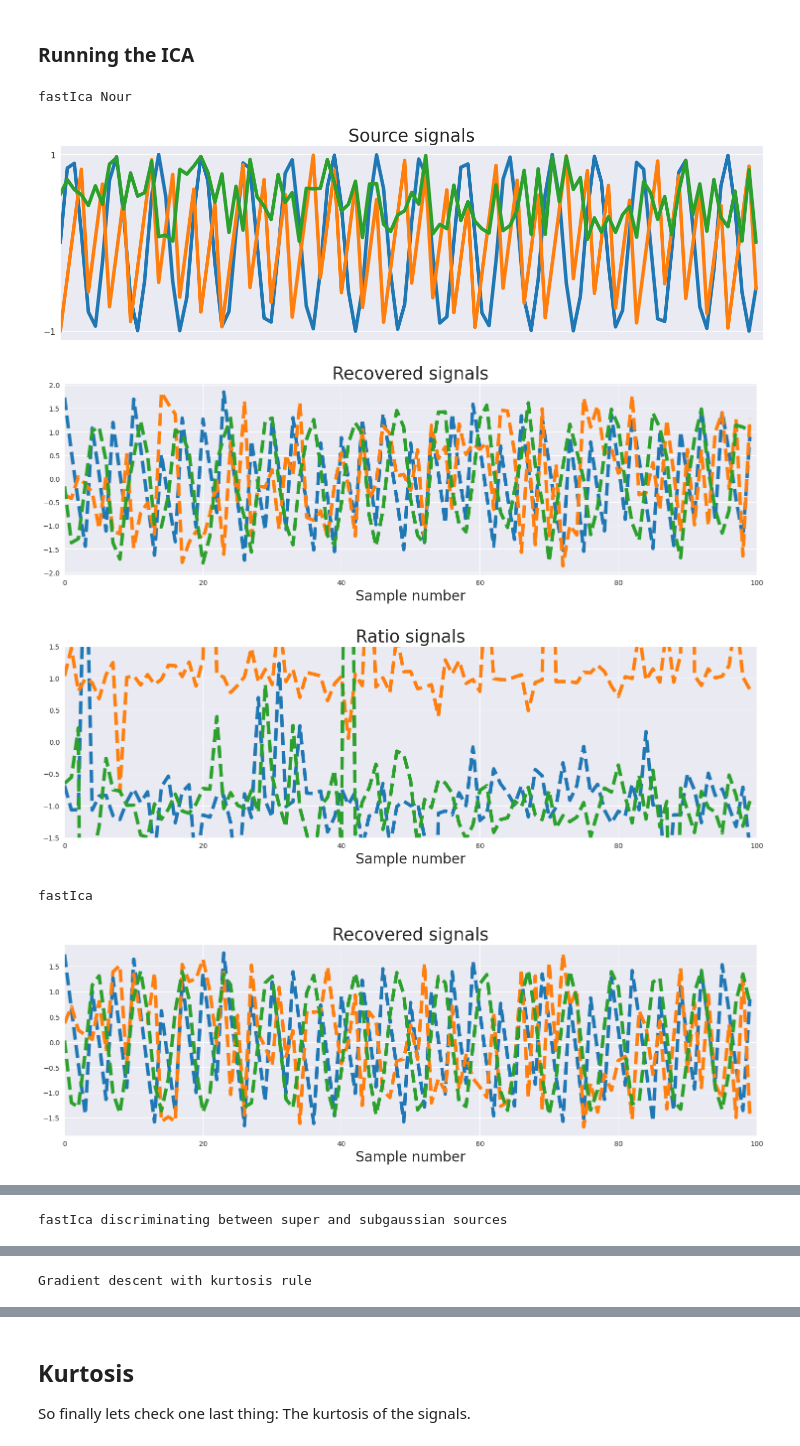
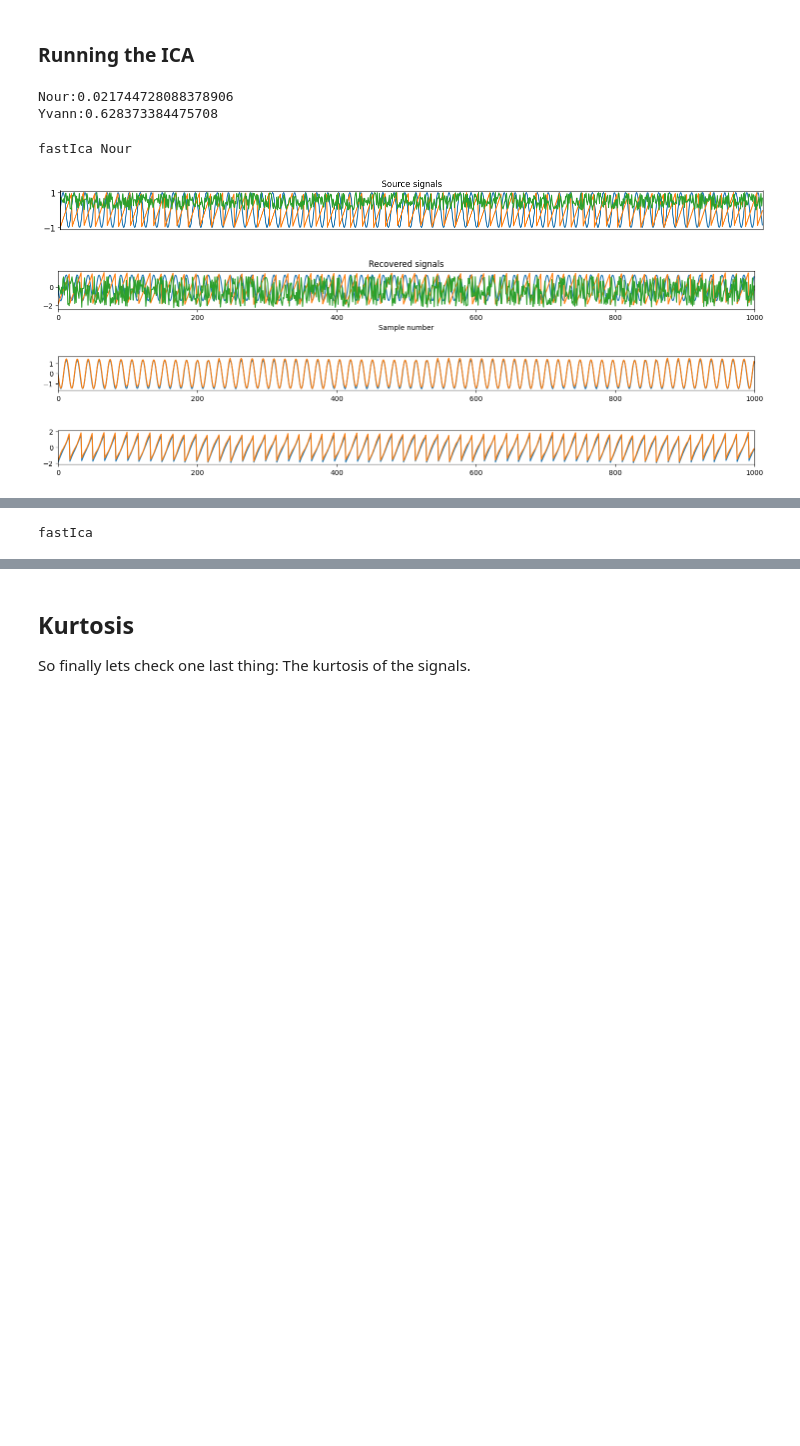
Before and after one commit to ylefay/independent_component_analysis, a Jupyter notebook: notebooks/fastica.ipynb, the cells around one changed output, grey strips where cells are left out. Cells and saved outputs as stored; diff of their text form; code cells hidden in the pictures; blank space fills up the shorter version.

```diff
--- a/notebooks/fastica.ipynb
+++ b/notebooks/fastica.ipynb
@@ -182,56 +170,64 @@ X, meanX, whiteM = centering_and_whitening(X)
 # %%
 JAX_KEY = jax.random.PRNGKey(1337)
+start_time = time.time()
+W_fastIcaNour = fastIcaNour(X, 1, 1e-8, 5000) #Nour's method.
+end_time = time.time()
+print(f'Nour:{end_time-start_time}')
+start_time=time.time()
+W_fastIca = fastica(JAX_KEY, X, X.shape[0], 1e-8, jnp.tanh, 5000)  #Yvann's method
+end_time=time.time()
+print(f'Yvann:{end_time-start_time}')
 
-W_fastIcaNour = fastIcaNour(X, 1, 1e-8, 5000).T  #Nour's method.
-W_fastIca = fastica(JAX_KEY, X, X.shape[0], 1e-8, jnp.tanh, 5000)  #Yvann's method
-W_fastIcaDiscriminating = discriminating_fastica(JAX_KEY, X, X.shape[0], 1e-8,
-                                                 5000)  #Fast ICA discriminating between sub and super gaussian sources
+W_fastIcaDiscriminating = discriminating_fastica(JAX_KEY, X, X.shape[0], 1e-8, 5000)  #Fast ICA discriminating between sub and super gaussian sources
 W_gradientdescent = gradient_ica(JAX_KEY, X, X.shape[0], 1e-8, 500000, g=None)  #Gradient descent with kurtosis rule
 #Un-mix signals using
-unMixed = W_fastIcaNour @ X
+unMixed = np.dot(W_fastIcaNour,X)-meanX
+# Subtract mean
+# %% [output]
+Nour:0.021744728088378906
+Yvann:0.628373384475708
 # %%
 # Plot input signals (not mixed)
-fig, ax = plt.subplots(1, 1, figsize=[18, 5])
-ax.plot(S.T, lw=5)
+fig, ax = plt.subplots(1, 1, figsize=[18,1])
+ax.plot(S.T)
 ax.tick_params(labelsize=12)
 ax.set_xticks([])
 ax.set_yticks([-1, 1])
-ax.set_title('Source signals', fontsize=25)
+ax.set_title('Source signals')
 ax.set_xlim(0, S.shape[1])  #ns[-1] depends
 
 
 def plot_recovered_signals(unMixed):
-    fig, ax = plt.subplots(1, 1, figsize=[18, 5])
-    ax.plot(unMixed.T, '--', label='Recovered signals', lw=5)
-    ax.set_xlabel('Sample number', fontsize=20)
-    ax.set_title('Recovered signals', fontsize=25)
+    fig, ax = plt.subplots(1, 1, figsize=[18,1])
+    ax.plot((unMixed).T, label='Recovered signals')
+    ax.set_xlabel('Sample number')
+    ax.set_title('Recovered signals')
     ax.set_xlim(0, S.shape[1])
 
     Sw, _, _ = centering_and_whitening(S)
-    perm = jnp.argmax(jnp.abs(unMixed @ S.T),
-                      axis=0)
 
-    fig, ax = plt.subplots(1, 1, figsize=[18, 5])
     for i in range(n_sources):
-        ax.plot(unMixed[perm[i]] / Sw[i], '--', label='Recovered signals', lw=5)
-    ax.set_xlabel('Sample number', fontsize=20)
-    ax.set_title('Ratio signals', fontsize=25)
-    ax.set_xlim(0, S.shape[1])
-    ax.set_ylim(-1.5, 1.5)
-    plt.show()
+        perm = jnp.argmax(jnp.abs(unMixed[i,:] @ Sw.T))
+        plt.figure(figsize=(18,3))
+        plt.subplot(3,1,i+1)
+        plt.plot(unMixed[i,:].T)
+        plt.plot(Sw[perm].T)
+        plt.xlim(0, S.shape[1])
+        plt.show()
+    # ax.set_ylim(-1.5, 1.5)
+
 
 print(f"fastIca Nour")
-plot_recovered_signals(W_fastIcaNour@X)
+plot_recovered_signals(unMixed)
 print(f"fastIca")
 plot_recovered_signals(W_fastIca@X)
-print(f"fastIca discriminating between super and subgaussian sources")
-plot_recovered_signals(W_fastIcaDiscriminating@X)
-print(f"Gradient descent with kurtosis rule")
-plot_recovered_signals(W_gradientdescent@X)
+# print(f"fastIca discriminating between super and subgaussian sources")
+# plot_recovered_signals((W_fastIcaDiscriminating@X))
+# print(f"Gradient descent with kurtosis rule")
+# plot_recovered_signals((W_gradientdescent@X))
 # %% [output]
 fastIca Nour
-[figure, old version]
+[figure, new version]
-[figure, old version]
+[figure, new version]
-[figure, old version]
+[figure, new version]
-fastIca
-[figure, old version]
+[figure, new version]
@@ -239 +235 @@ fastIca
-fastIca discriminating between super and subgaussian sources
+fastIca
@@ -242 +237,0 @@ fastIca discriminating between super and subgaussian sources
-Gradient descent with kurtosis rule
```
Also changed, not shown: parts of 25 cells of this notebook, 18 other files.
